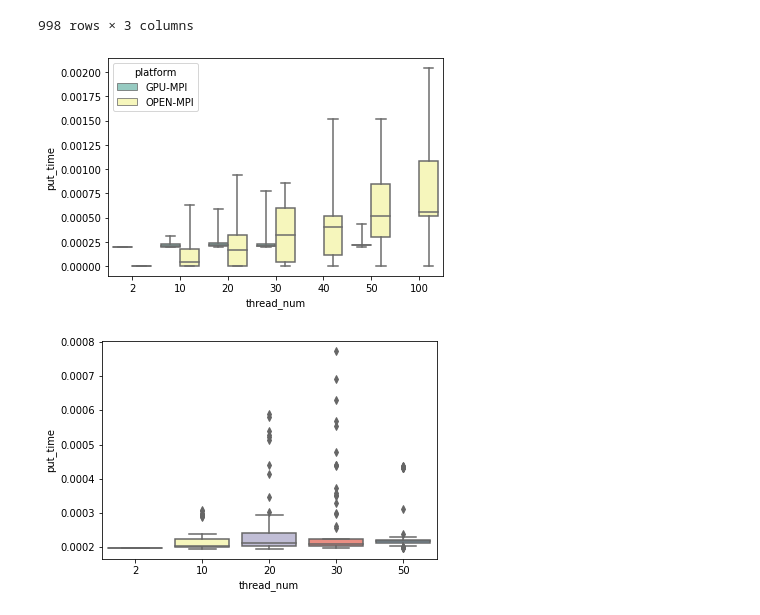
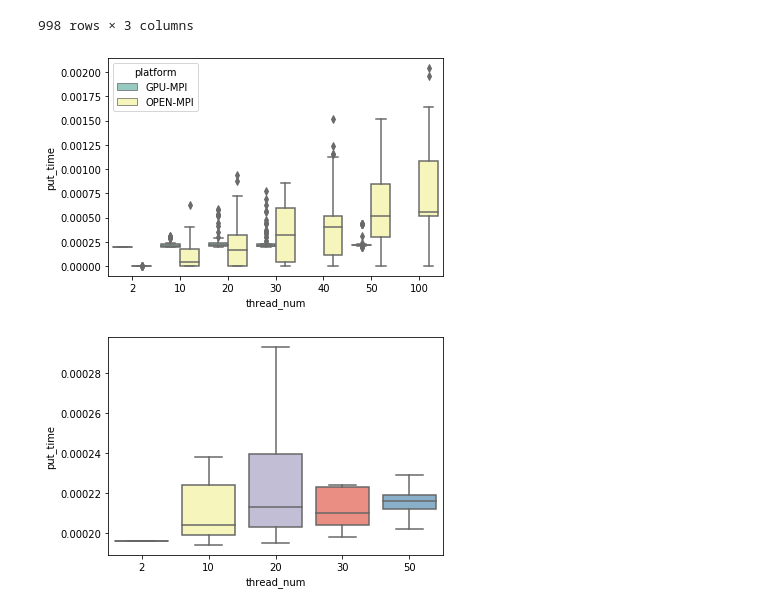
Before and after one commit to sinoyou/DPHPC-ETHZ-AS21-Visualization, a Jupyter notebook: DPHPC_ETHZ_AS21_Data_Visualization.ipynb, the cells around one changed output. Cells and saved outputs as stored; diff of their text form; code cells hidden in the pictures.

Commit message:
update box plot for thread_num - put_time

```diff
--- a/DPHPC_ETHZ_AS21_Data_Visualization.ipynb
+++ b/DPHPC_ETHZ_AS21_Data_Visualization.ipynb
@@ -54,7 +56,8 @@ def raw_data_to_dataframe(gpu_data_path, cpu_data_path):
 # %%
 # read data
-data_path = 'res_put_benchmark_cuda.txt'
-thread_time_data = raw_data_to_dataframe(data_path, 'res_put_benchmark_cpu.txt')
+data_path_gpu = 'res_put_benchmark_cuda.txt'
+data_path_cpu = 'res_put_benchmark_cpu.txt'
+thread_time_data = raw_data_to_dataframe(data_path_gpu, data_path_cpu)
 # %%
 thread_time_data
 # %% [output]
@@ -72,12 +75,12 @@ thread_time_data
 | 997 | 0.000975 | 100 | OPEN-MPI |
 998 rows × 3 columns
 # %%
-ax = sns.boxplot(x="thread_num", y="put_time", hue='platform', data=thread_time_data, palette="Set3", whis=(0, 100))
+ax = sns.boxplot(x="thread_num", y="put_time", hue='platform', data=thread_time_data, palette="Set3", whis=1.5, showfliers=True)
 # %% [output]
-[figure, old version]
+[figure, new version]
 # %%
-# subplot
+# subplot for gpu put time only
 data_gpu = thread_time_data[thread_time_data['platform'] == 'GPU-MPI']
-ax = sns.boxplot(x="thread_num", y="put_time", data=data_gpu, palette="Set3")
+ax = sns.boxplot(x="thread_num", y="put_time", data=data_gpu, palette="Set3", showfliers=False)
 # %% [output]
-[figure, old version]
+[figure, new version]
```
Also changed, not shown: parts of 5 cells of this notebook.
